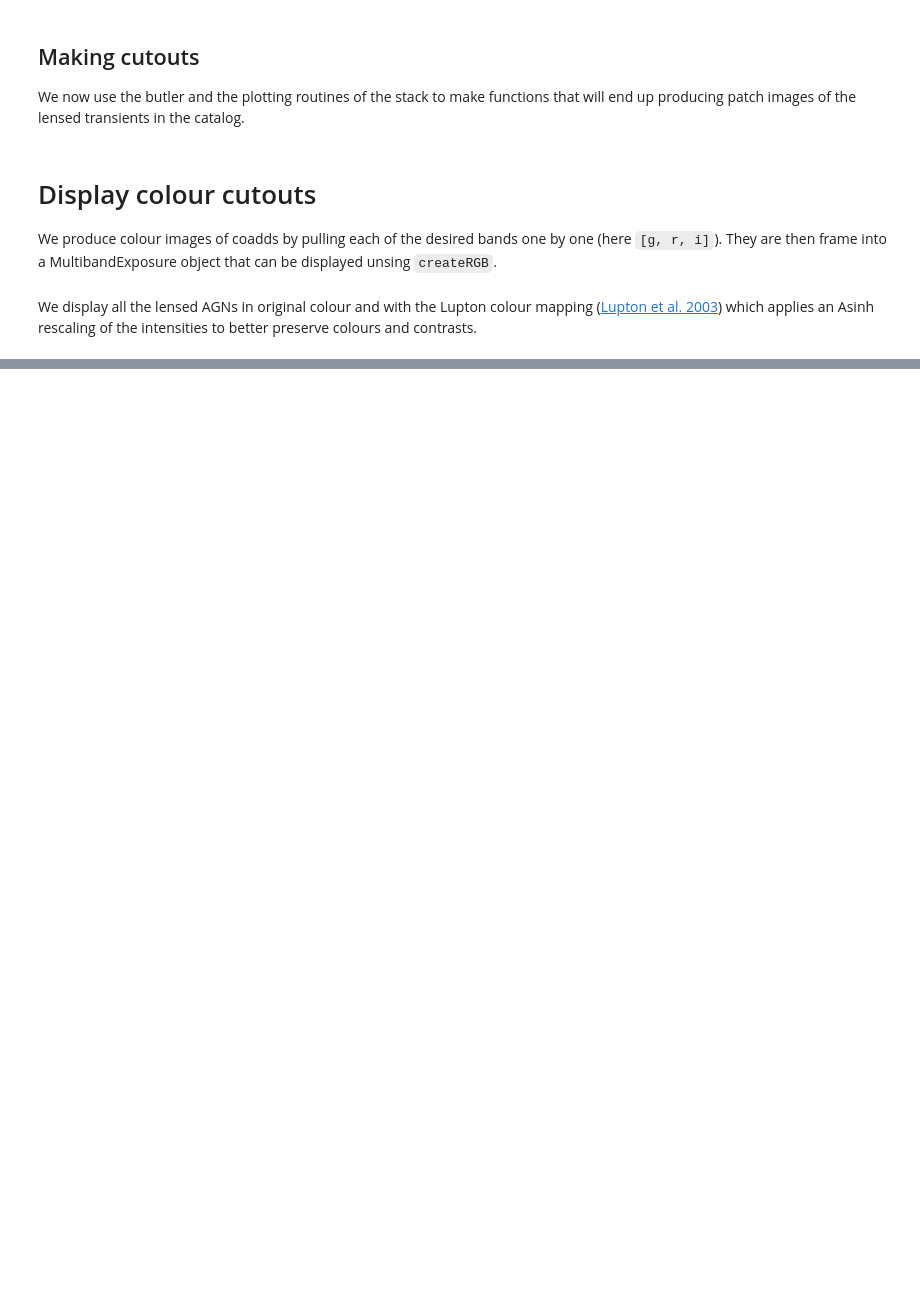
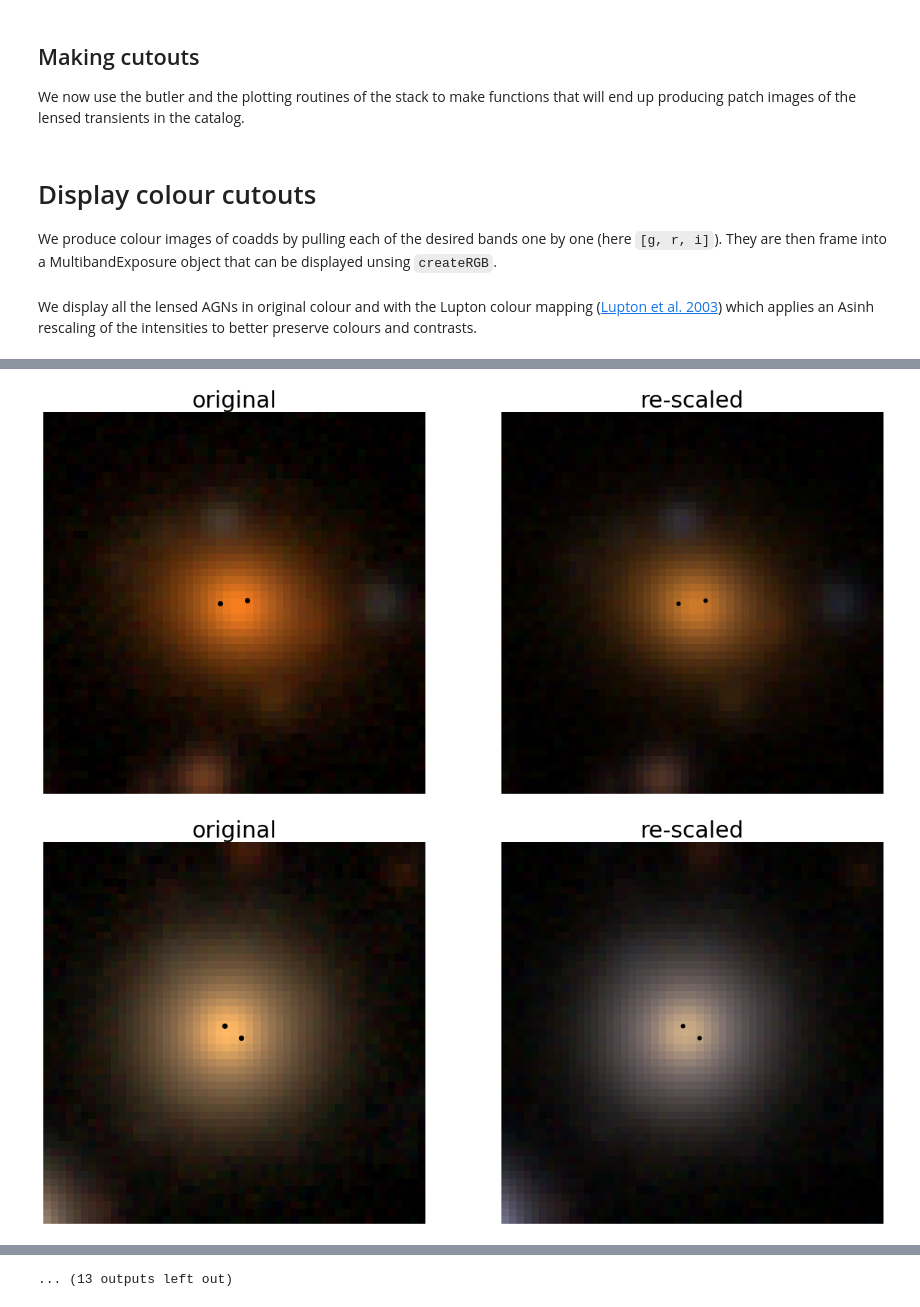
Before and after one commit to LSST-strong-lensing/DC2-notebooks, a Jupyter notebook: Lensed_Transient_Coadds.ipynb, the cells around one changed output, grey strips where cells are left out. Drawn from its saved outputs; the diff is of its cells as text; code cells hidden in the pictures; blank space fills up the shorter version.

```diff
--- a/Lensed_Transient_Coadds.ipynb
+++ b/Lensed_Transient_Coadds.ipynb
@@ -435,4 +445,7 @@ for agnl in agn_lenses[:5]:
 # %%
 # Display all of the 25 lensed SN that exploded in tract 4848 during Y1-Y2
-for snl in sn_lenses[]:
+for snl in sn_lenses:
     display_lenses(snl['coord'][0], snl['coord'][1],  snl['image_pos'], skymap=skymap)
+# %% [output]
+[figure, added]
+[figure, added]
@@ -438,0 +462 @@ for snl in sn_lenses[]:
+... (13 outputs left out)
```
Also changed, not shown: parts of 5 cells of this notebook, 1 other file.
